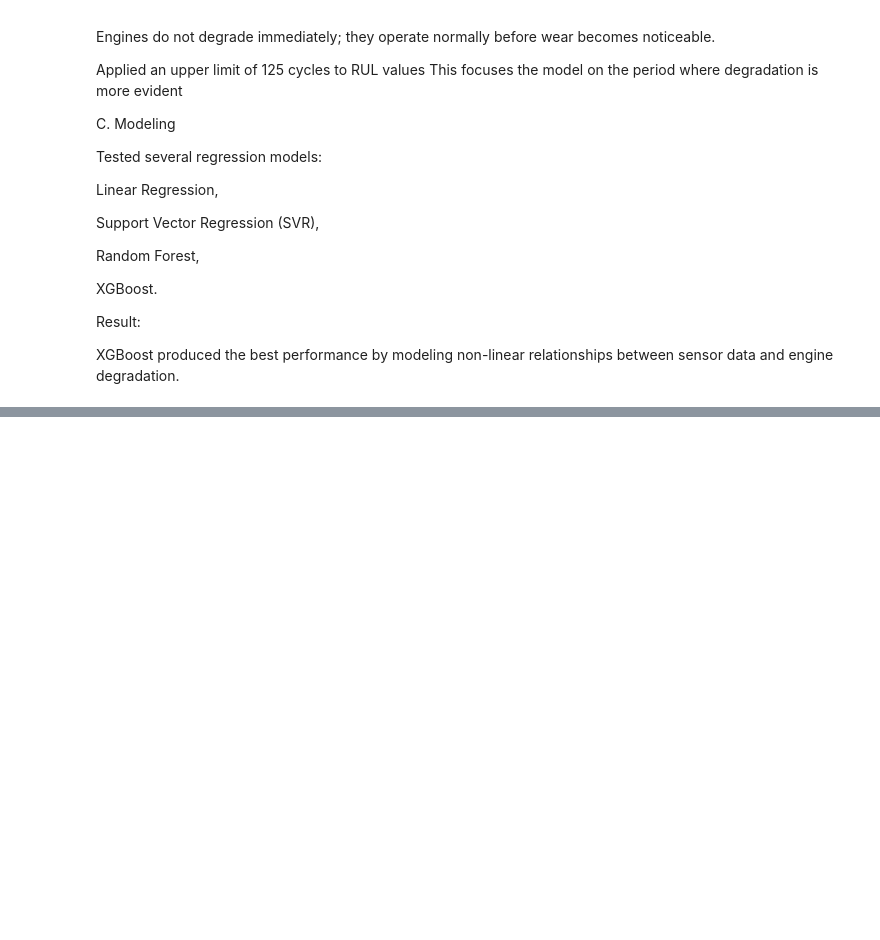
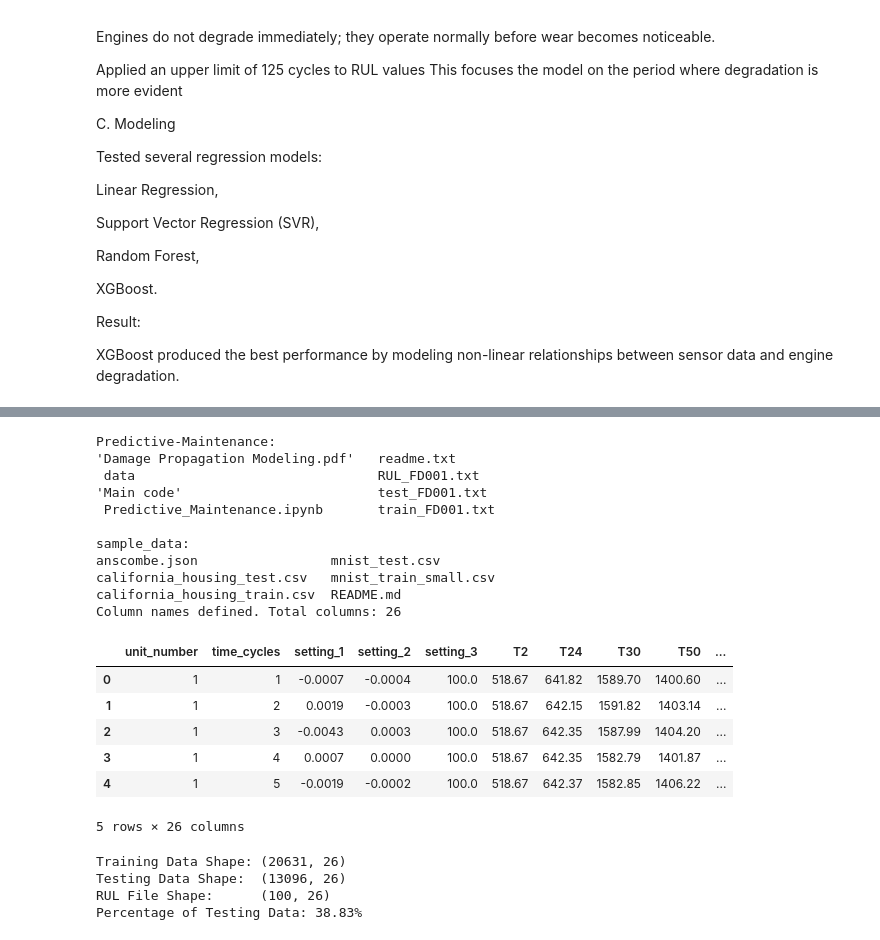
Before and after one commit to yaletidevendra/Predictive-Maintenance, a Jupyter notebook: Predictive_Maintenance.ipynb, the cells around one changed output, grey strips where cells are left out. Drawn from its saved outputs; the diff is of its cells as text; code cells hidden in the pictures; blank space fills up the shorter version.

```diff
--- a/Predictive_Maintenance.ipynb
+++ b/Predictive_Maintenance.ipynb
@@ -55,0 +80,52 @@ XGBoost produced the best performance by modeling non-linear relationships betwe
+# %%
+!ls Predictive-Maintenance	sample_data
+
+# Define Column Names
+index_names = ['unit_number', 'time_cycles']
+operational_settings = ['setting_1', 'setting_2', 'setting_3']
+# Grouping sensors helps in readability (Physical meanings)
+sensor_names = [
+    'T2', 'T24', 'T30', 'T50', 'P2', 'P15', 'P30',        # Temperatures & Pressures
+    'Nf', 'Nc', 'epr', 'Ps30', 'phi', 'NRf', 'NRc',       # Rotational Speeds
+    'BPR', 'farB', 'htBleed', 'Nf_dmd', 'PCNfR_dmd', 'W31', 'W32' # Others
+]
+col_names = index_names + operational_settings + sensor_names
+print(f"Column names defined. Total columns: {len(col_names)}")
+
+
+train_df = pd.read_csv("Predictive-Maintenance/train_FD001.txt", sep=r"\s+", header=None,names=col_names)
+test_df = pd.read_csv("Predictive-Maintenance/test_FD001.txt", sep=r"\s+", header=None,names=col_names)
+rul_df = pd.read_csv("Predictive-Maintenance/RUL_FD001.txt", sep=r"\s+", header=None,names=col_names)
+train_df.head()
+# %% [output]
+Predictive-Maintenance:
+'Damage Propagation Modeling.pdf'   readme.txt
+ data                               RUL_FD001.txt
+'Main code'                         test_FD001.txt
+ Predictive_Maintenance.ipynb       train_FD001.txt
+
+sample_data:
+anscombe.json                 mnist_test.csv
+california_housing_test.csv   mnist_train_small.csv
+california_housing_train.csv  README.md
+Column names defined. Total columns: 26
+|  | unit_number | time_cycles | setting_1 | setting_2 | setting_3 | T2 | T24 | T30 | T50 | ... |
+| 0 | 1 | 1 | -0.0007 | -0.0004 | 100.0 | 518.67 | 641.82 | 1589.70 | 1400.60 | ... |
+| 1 | 1 | 2 | 0.0019 | -0.0003 | 100.0 | 518.67 | 642.15 | 1591.82 | 1403.14 | ... |
+| 2 | 1 | 3 | -0.0043 | 0.0003 | 100.0 | 518.67 | 642.35 | 1587.99 | 1404.20 | ... |
+| 3 | 1 | 4 | 0.0007 | 0.0000 | 100.0 | 518.67 | 642.35 | 1582.79 | 1401.87 | ... |
+| 4 | 1 | 5 | -0.0019 | -0.0002 | 100.0 | 518.67 | 642.37 | 1582.85 | 1406.22 | ... |
+5 rows × 26 columns
+# %%
+# Dimensionality Check
+print(f'Training Data Shape: {train_df.shape}')
+print(f'Testing Data Shape:  {test_df.shape}')
+print(f'RUL File Shape:      {rul_df.shape}')
+
+# Check the ratio of testing data
+print(f"Percentage of Testing Data: {len(test_df)/(len(train_df)+len(test_df)):.2%}")
+# %% [output]
+Training Data Shape: (20631, 26)
+Testing Data Shape:  (13096, 26)
+RUL File Shape:      (100, 26)
+Percentage of Testing Data: 38.83%
```
Also changed, not shown: parts of 11 cells of this notebook.
